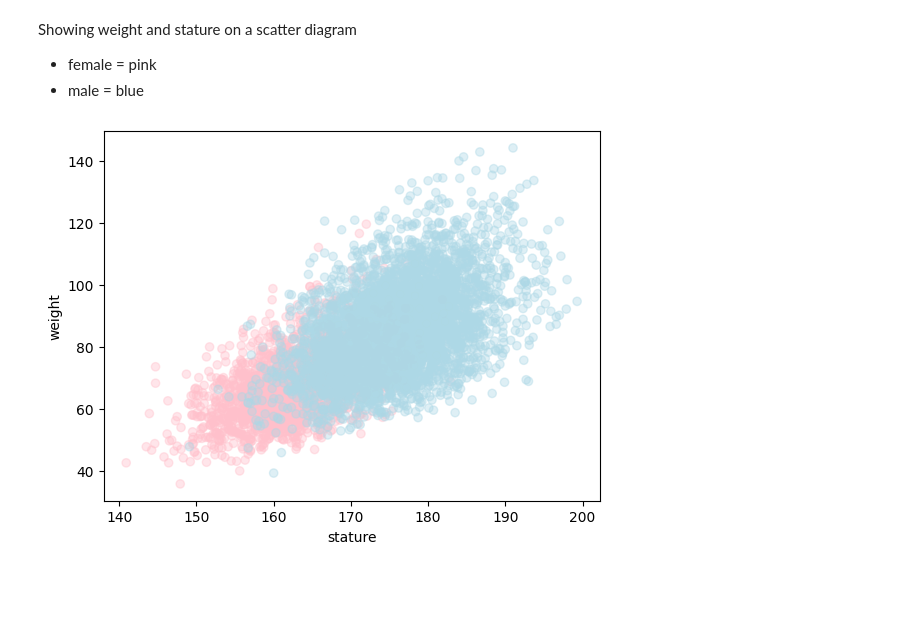
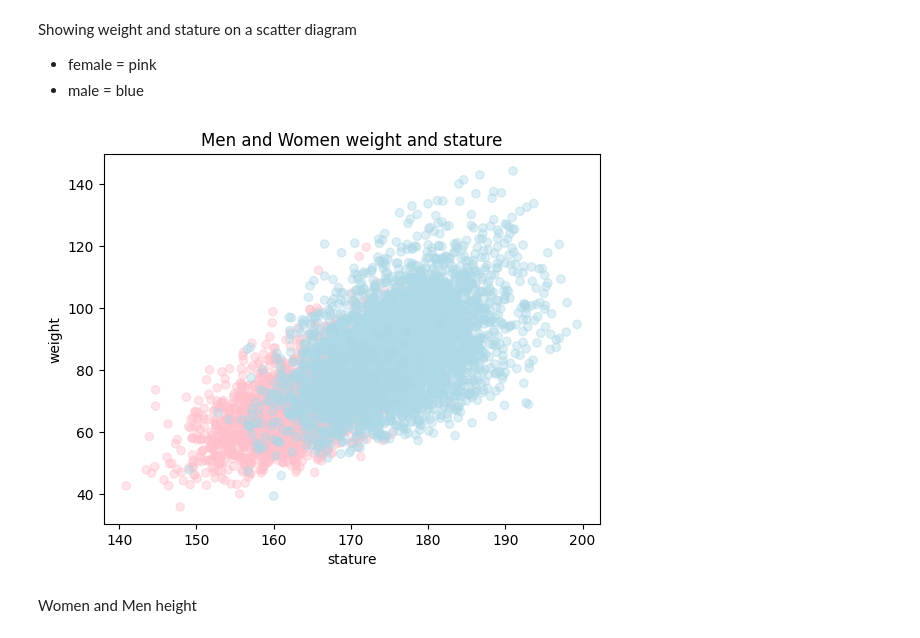
Before and after one commit to TaRa1999R/Machine_Leaening, a Jupyter notebook: assignment42/ansur_ii.ipynb, the cells around one changed output. Saved outputs shown, nothing was run; the diff lists cells and outputs as text; code cells hidden in the pictures; blank space fills up the shorter version.

```diff
--- a/assignment42/ansur_ii.ipynb
+++ b/assignment42/ansur_ii.ipynb
@@ -52,8 +52,14 @@ Showing weight and stature on a scatter diagram
 # %%
 cmap = ['pink' , 'lightblue']
 plt.scatter (data['stature'] , data['weightkg'] , c = data['Gender'] , cmap= ListedColormap (cmap) , alpha=0.4)
+
 plt.xlabel ('stature')
 plt.ylabel ('weight')
+plt.title ('Men and Women weight and stature')
+
+plt.savefig ('outputs\weight&stature.png')
 plt.show ()
 # %% [output]
-[figure, old version]
+[figure, new version]
+# %% [markdown]
+Women and Men height
```
Also changed, not shown: 1 other file.
